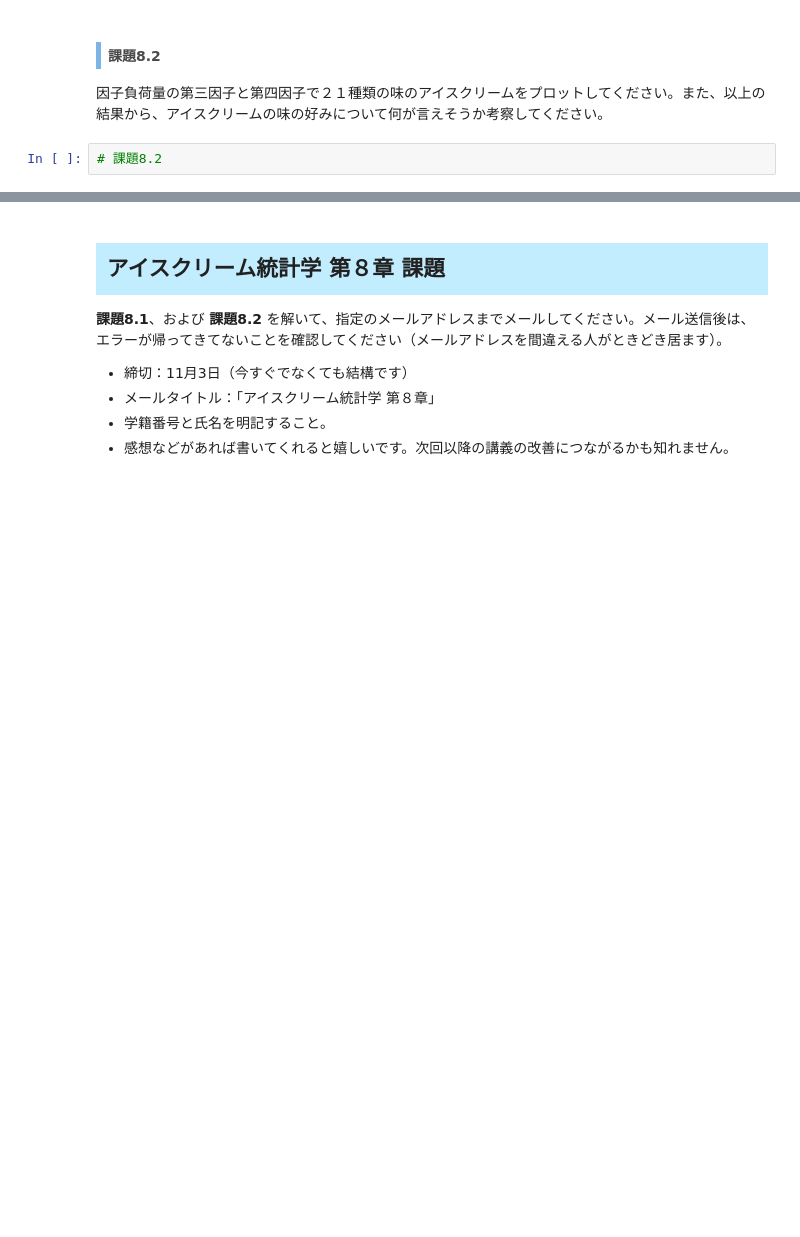
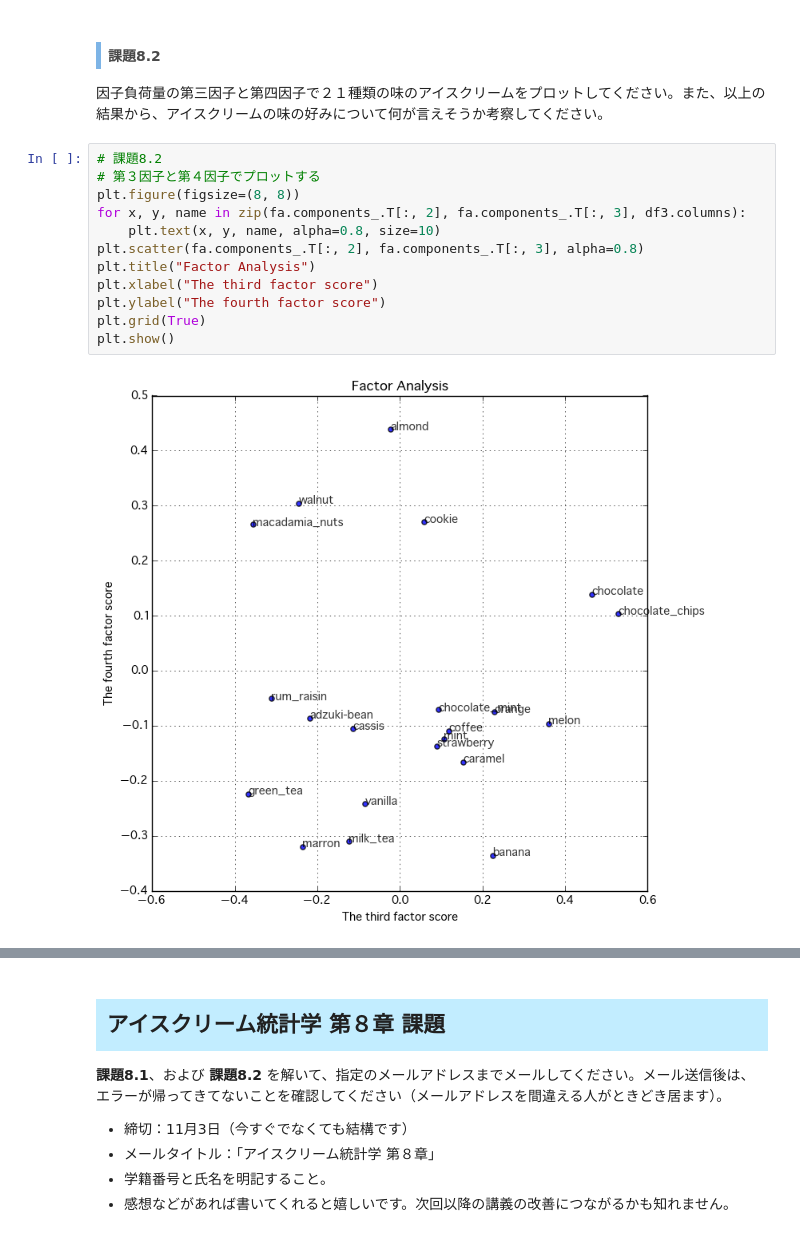
Before and after one commit to maskot1977/Statistics2017, a Jupyter notebook: i8a.ipynb, the cells around one changed output, grey strips where cells are left out. Cells and saved outputs as stored; diff of their text form; blank space fills up the shorter version.

```diff
--- a/i8a.ipynb
+++ b/i8a.ipynb
@@ -262,5 +423,17 @@ plt.show()
 <h4 style="padding: 0.25em 0.5em;color: #494949;background: transparent;border-left: solid 5px #7db4e6;">課題8.2</h4>
 
 因子負荷量の第三因子と第四因子で２１種類の味のアイスクリームをプロットしてください。また、以上の結果から、アイスクリームの味の好みについて何が言えそうか考察してください。
-# %%
-# 課題8.2
+# %%
+# 課題8.2
+# 第３因子と第４因子でプロットする
+plt.figure(figsize=(8, 8))
+for x, y, name in zip(fa.components_.T[:, 2], fa.components_.T[:, 3], df3.columns):
+    plt.text(x, y, name, alpha=0.8, size=10)
+plt.scatter(fa.components_.T[:, 2], fa.components_.T[:, 3], alpha=0.8)
+plt.title("Factor Analysis")
+plt.xlabel("The third factor score")
+plt.ylabel("The fourth factor score")
+plt.grid(True)
+plt.show()
+# %% [output]
+[figure, added]
```
Also changed, not shown: parts of 19 cells of this notebook, 1 other file.
